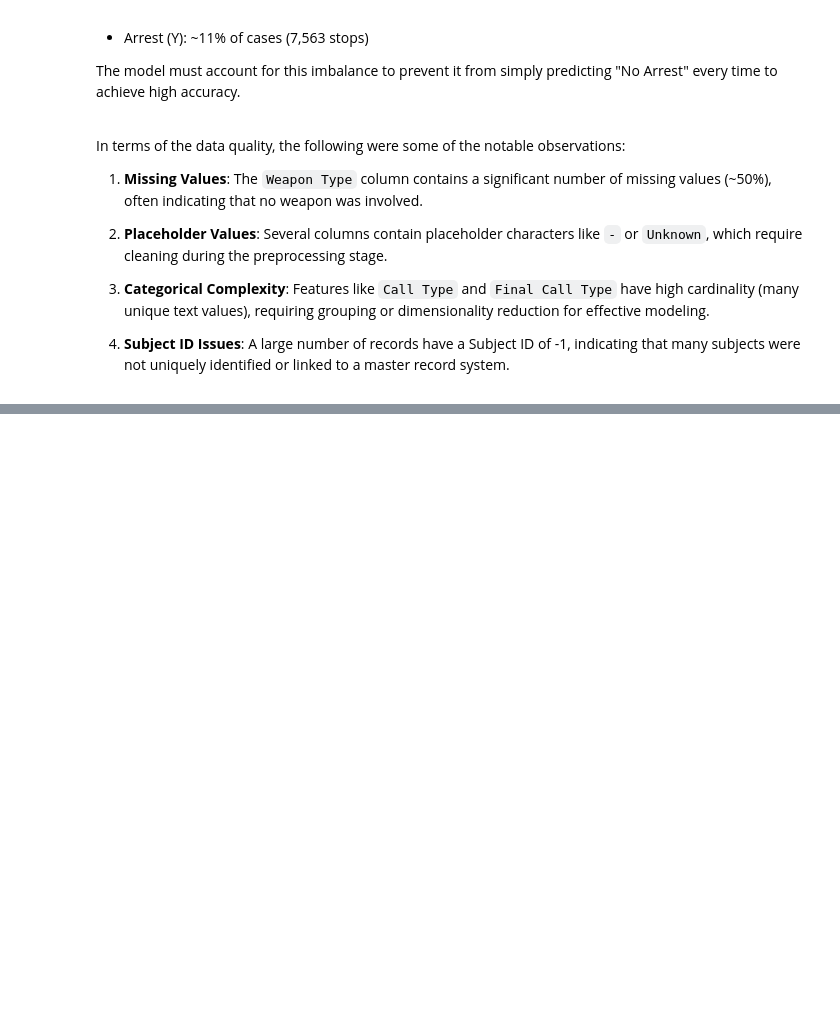
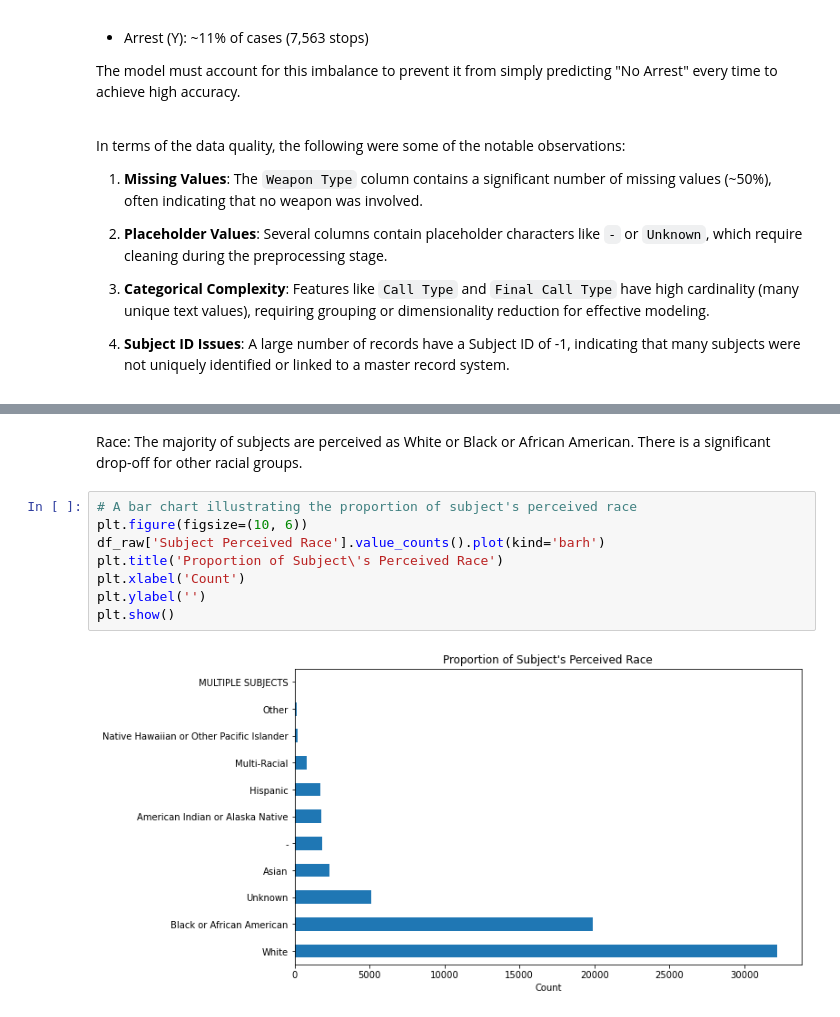
Before and after one commit to BC-254/analyzing-reasonable-suspicion, a Jupyter notebook: index.ipynb, the cells around one changed output, grey strips where cells are left out. Cells and saved outputs as stored; diff of their text form; blank space fills up the shorter version.

```diff
--- a/index.ipynb
+++ b/index.ipynb
@@ -65,0 +101,12 @@ memory usage: 11.6+ MB
+# %% [markdown]
+Race: The majority of subjects are perceived as White or Black or African American. There is a significant drop-off for other racial groups.
+# %%
+# A bar chart illustrating the proportion of subject's perceived race
+plt.figure(figsize=(10, 6))
+df_raw['Subject Perceived Race'].value_counts().plot(kind='barh')
+plt.title('Proportion of Subject\'s Perceived Race')
+plt.xlabel('Count')
+plt.ylabel('')
+plt.show()
+# %% [output]
+[figure, added]
```
Also changed, not shown: parts of 10 cells of this notebook, 1 other file.
